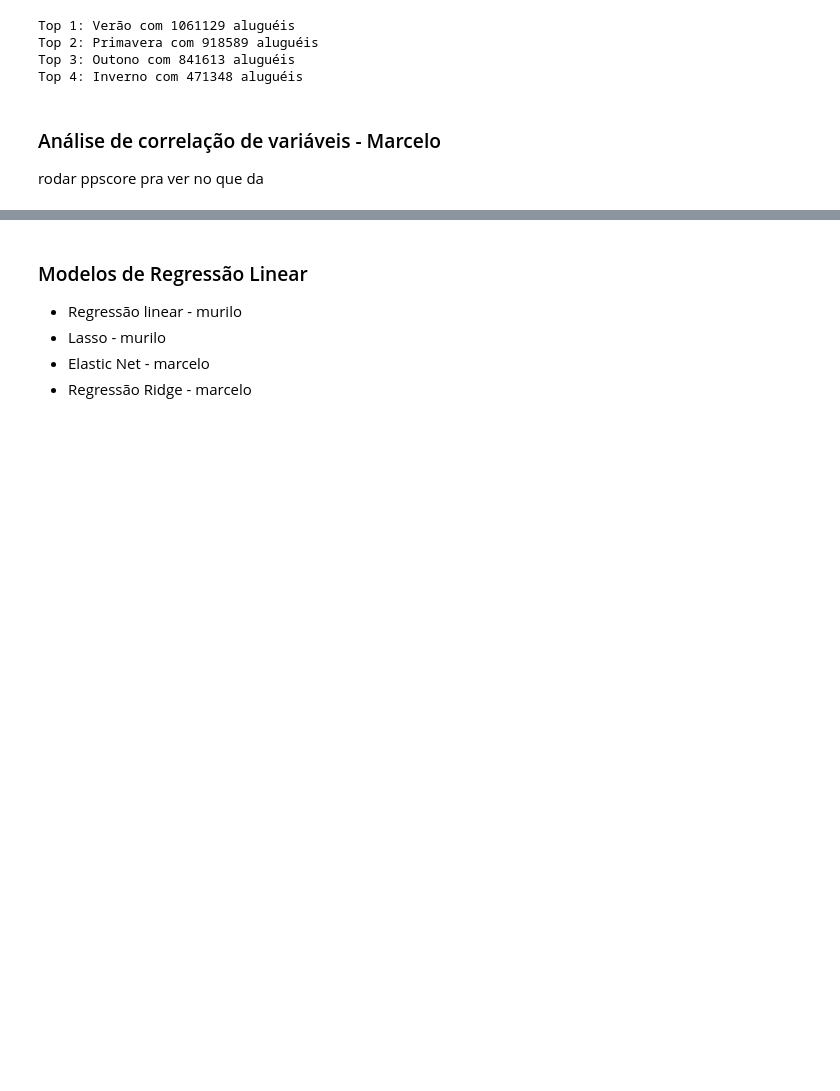
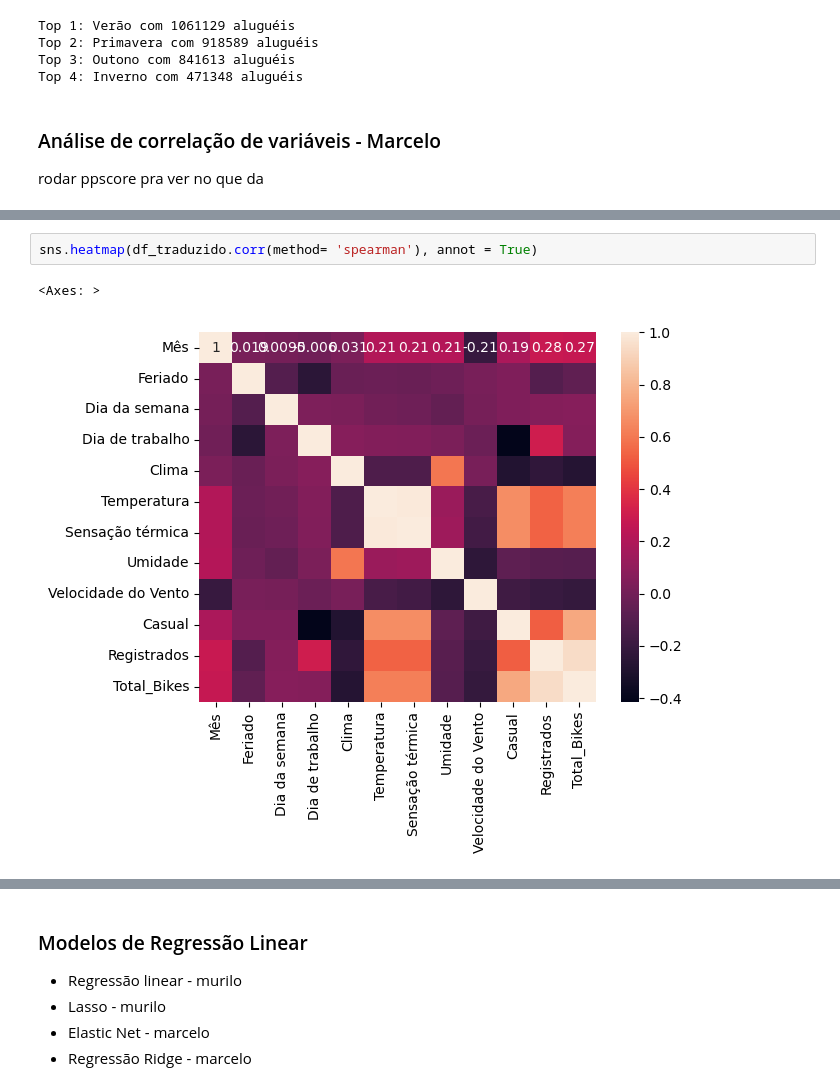
Before and after one commit to MarceloBindi30/A3_AnaliseDeDados, a Jupyter notebook: A3_Main.ipynb, the cells around one changed output, grey strips where cells are left out. Saved outputs shown, nothing was run; the diff lists cells and outputs as text; blank space fills up the shorter version.

```diff
--- a/A3_Main.ipynb
+++ b/A3_Main.ipynb
@@ -195,0 +196,5 @@ sns.heatmap(df.corr(), annot = True)
+# %%
+sns.heatmap(df_traduzido.corr(method= 'spearman'), annot = True)
+# %% [output]
+<Axes: >
+[figure, added]
```
Also changed, not shown: parts of 11 cells of this notebook.
